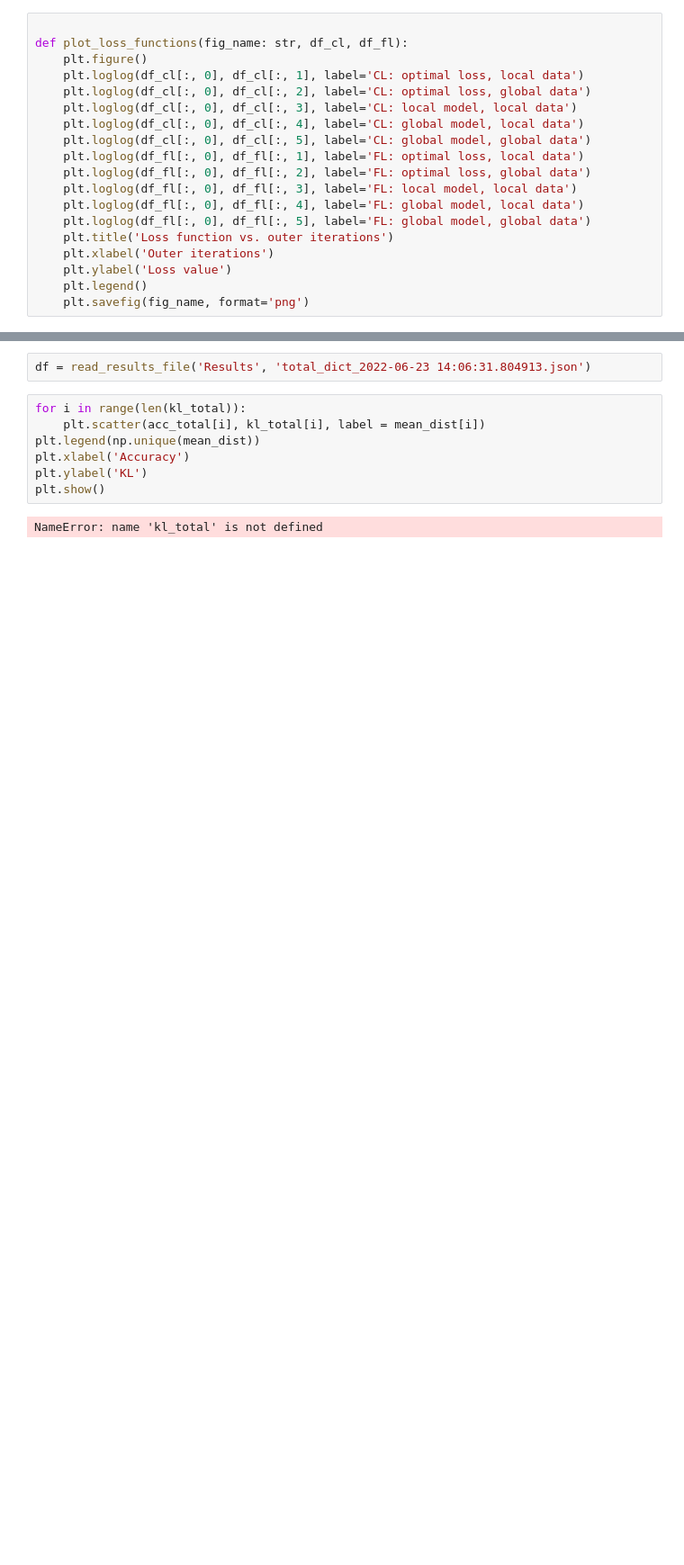
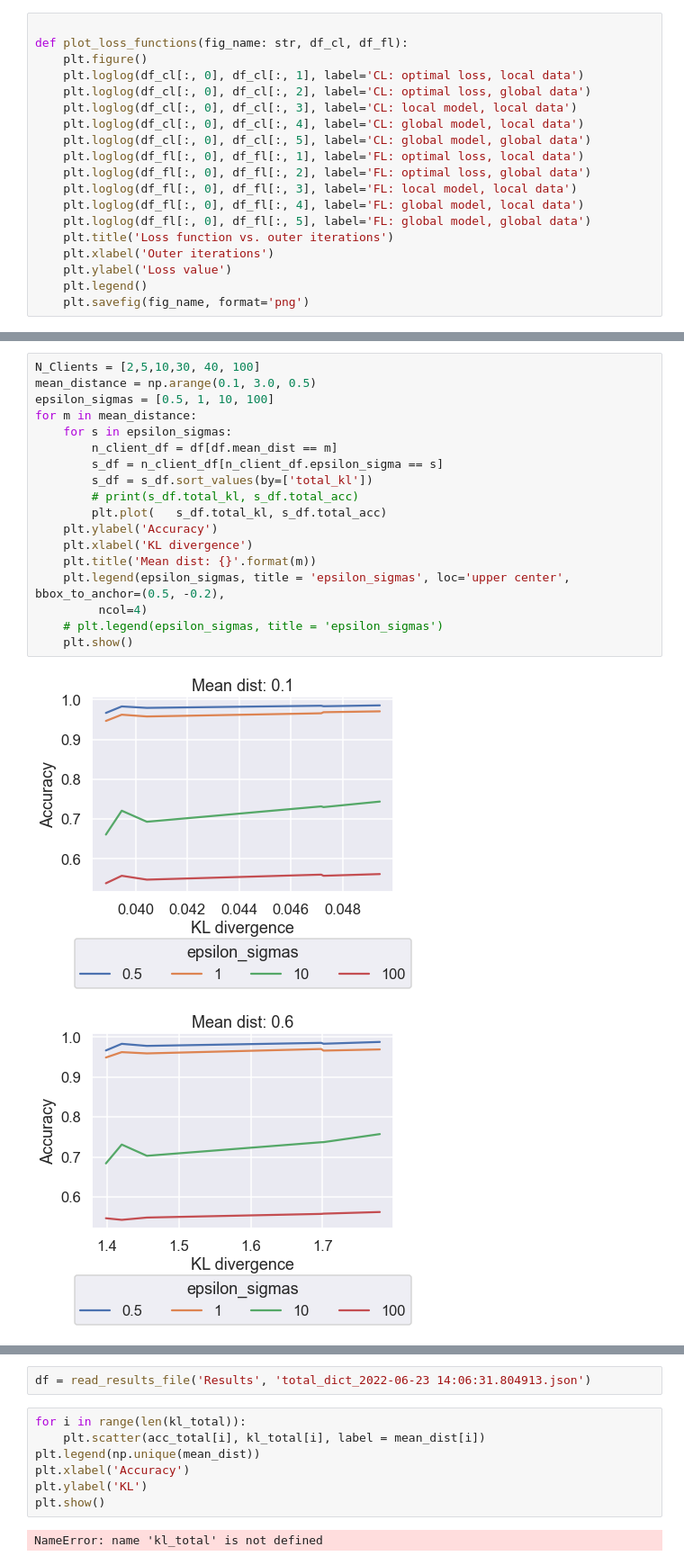
Before and after one commit to romyho-w/Thesis_FL_Ectrie, a Jupyter notebook: plot_results.ipynb, the cells around one changed output, grey strips where cells are left out. Shown at 90% size. Cells and saved outputs as stored; diff of their text form; blank space fills up the shorter version.

```diff
--- a/plot_results.ipynb
+++ b/plot_results.ipynb
@@ -81,0 +142,21 @@ def plot_loss_functions(fig_name: str, df_cl, df_fl):
+# %%
+N_Clients = [2,5,10,30, 40, 100]
+mean_distance = np.arange(0.1, 3.0, 0.5)
+epsilon_sigmas = [0.5, 1, 10, 100]
+for m in mean_distance:
+    for s in epsilon_sigmas:
+        n_client_df = df[df.mean_dist == m]
+        s_df = n_client_df[n_client_df.epsilon_sigma == s]
+        s_df = s_df.sort_values(by=['total_kl'])
+        # print(s_df.total_kl, s_df.total_acc)
+        plt.plot(   s_df.total_kl, s_df.total_acc)
+    plt.ylabel('Accuracy')
+    plt.xlabel('KL divergence')
+    plt.title('Mean dist: {}'.format(m))
+    plt.legend(epsilon_sigmas, title = 'epsilon_sigmas', loc='upper center', bbox_to_anchor=(0.5, -0.2),
+         ncol=4)
+    # plt.legend(epsilon_sigmas, title = 'epsilon_sigmas')
+    plt.show()
+# %% [output]
+[figure, added]
+[figure, added]
```
Also changed, not shown: parts of 15 cells of this notebook, 4 other files.
